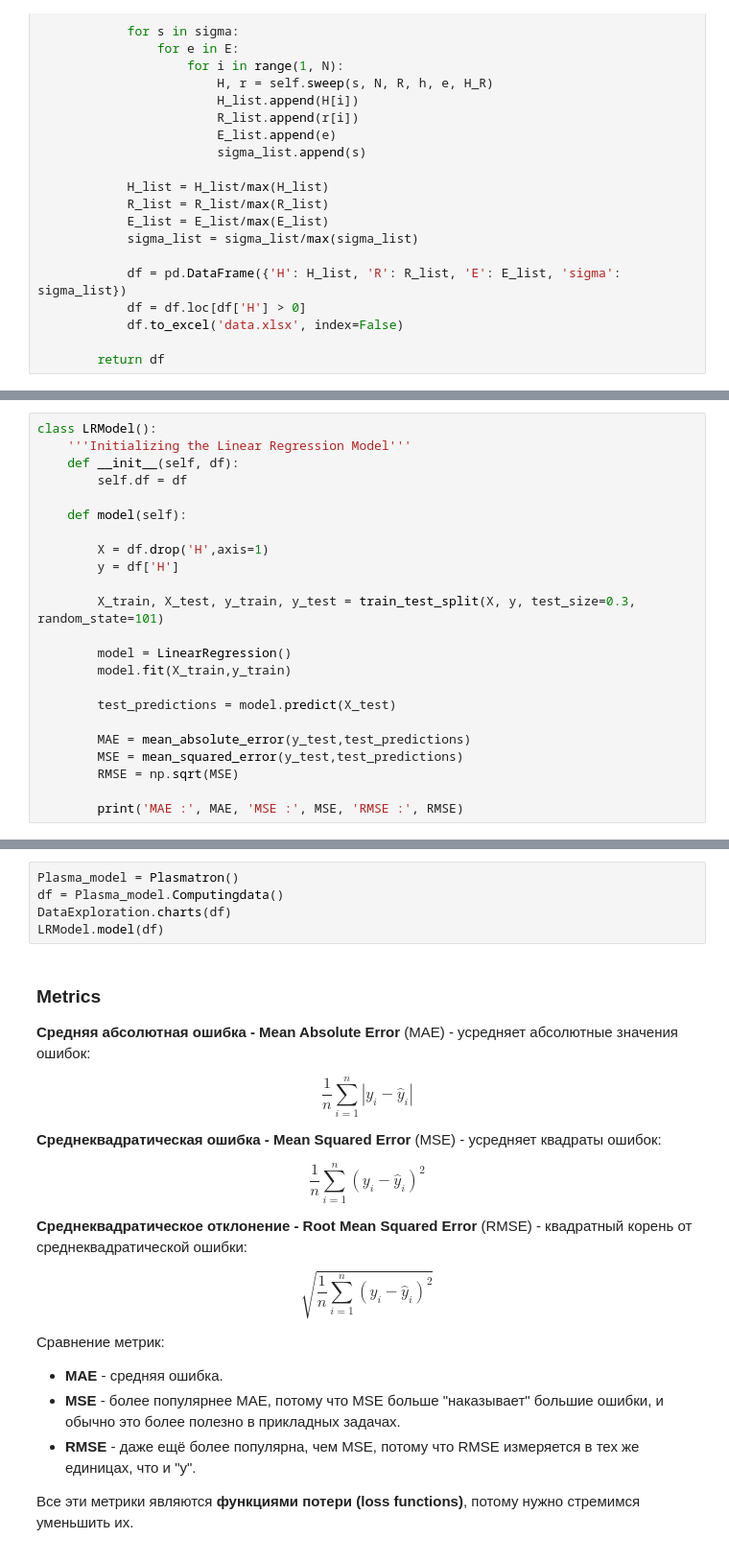
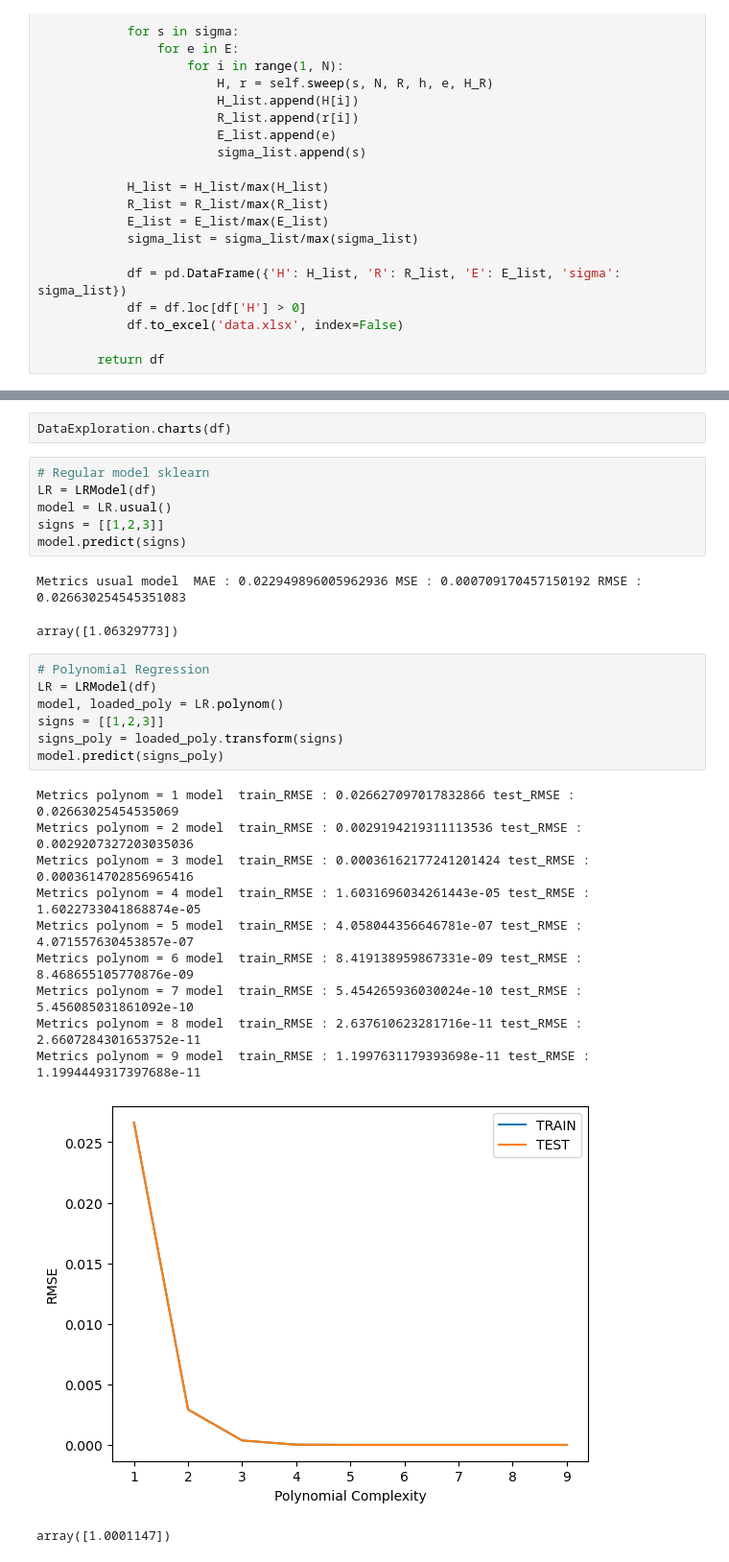
Before and after one commit to Vityshha/Plasmatorch-LR, a Jupyter notebook: Linear-Regression-Models.ipynb, the cells around one changed output, grey strips where cells are left out. Shown: that part at 96% size. Drawn from its saved outputs; the diff is of its cells as text.

```diff
--- a/Linear-Regression-Models.ipynb
+++ b/Linear-Regression-Models.ipynb
@@ -128,23 +122,0 @@ class DataExploration():
-# %%
-class LRModel():
-    '''Initializing the Linear Regression Model'''
-    def __init__(self, df):
-        self.df = df
-
-    def model(self):
-
-        X = df.drop('H',axis=1)
-        y = df['H']
-
-        X_train, X_test, y_train, y_test = train_test_split(X, y, test_size=0.3, random_state=101)
-
-        model = LinearRegression()
-        model.fit(X_train,y_train)
-
-        test_predictions = model.predict(X_test)
-
-        MAE = mean_absolute_error(y_test,test_predictions)
-        MSE = mean_squared_error(y_test,test_predictions)
-        RMSE = np.sqrt(MSE)
-
-        print('MAE :', MAE, 'MSE :', MSE, 'RMSE :', RMSE)
@@ -151,27 +235,30 @@ class LRModel():
+# %%
+DataExploration.charts(df)
 # %%
-Plasma_model = Plasmatron()
-df = Plasma_model.Computingdata()
-DataExploration.charts(df)
-LRModel.model(df)
+# Regular model sklearn
+LR = LRModel(df)
+model = LR.usual()
+signs = [[1,2,3]]
+model.predict(signs)
+# %% [output]
+Metrics usual model  MAE : 0.022949896005962936 MSE : 0.000709170457150192 RMSE : 0.026630254545351083
+array([1.06329773])
-# %% [markdown]
-### Metrics
-
-**Средняя абсолютная ошибка - Mean Absolute Error** (MAE) - усредняет абсолютные значения ошибок:
-
-$$\frac 1n\sum_{i=1}^n|y_i-\hat{y}_i|$$
-
-**Среднеквадратическая ошибка - Mean Squared Error** (MSE) - усредняет квадраты ошибок:
-
-$$\frac 1n\sum_{i=1}^n(y_i-\hat{y}_i)^2$$
-
-**Среднеквадратическое отклонение - Root Mean Squared Error** (RMSE) - квадратный корень от среднеквадратической ошибки:
-
-$$\sqrt{\frac 1n\sum_{i=1}^n(y_i-\hat{y}_i)^2}$$
-
-Сравнение метрик:
-
-- **MAE**  - средняя ошибка.
-- **MSE**  - более популярнее MAE, потому что MSE больше "наказывает" большие ошибки, и обычно это более полезно в прикладных задачах.
-- **RMSE** - даже ещё более популярна, чем MSE, потому что RMSE измеряется в тех же единицах, что и "y".
-
-Все эти метрики являются **функциями потери (loss functions)**, потому нужно стремимся уменьшить их.
+# %%
+# Polynomial Regression
+LR = LRModel(df)
+model, loaded_poly = LR.polynom()
+signs = [[1,2,3]]
+signs_poly = loaded_poly.transform(signs)
+model.predict(signs_poly)
+# %% [output]
+Metrics polynom = 1 model  train_RMSE : 0.026627097017832866 test_RMSE : 0.02663025454535069
+Metrics polynom = 2 model  train_RMSE : 0.0029194219311113536 test_RMSE : 0.0029207327203035036
+Metrics polynom = 3 model  train_RMSE : 0.00036162177241201424 test_RMSE : 0.0003614702856965416
+Metrics polynom = 4 model  train_RMSE : 1.6031696034261443e-05 test_RMSE : 1.6022733041868874e-05
+Metrics polynom = 5 model  train_RMSE : 4.058044356646781e-07 test_RMSE : 4.071557630453857e-07
+Metrics polynom = 6 model  train_RMSE : 8.419138959867331e-09 test_RMSE : 8.468655105770876e-09
+Metrics polynom = 7 model  train_RMSE : 5.454265936030024e-10 test_RMSE : 5.456085031861092e-10
+Metrics polynom = 8 model  train_RMSE : 2.637610623281716e-11 test_RMSE : 2.6607284301653752e-11
+Metrics polynom = 9 model  train_RMSE : 1.1997631179393698e-11 test_RMSE : 1.1994449317397688e-11
+[figure, added]
+array([1.0001147])
```
Also changed, not shown: parts of 7 cells of this notebook, 3 other files.
